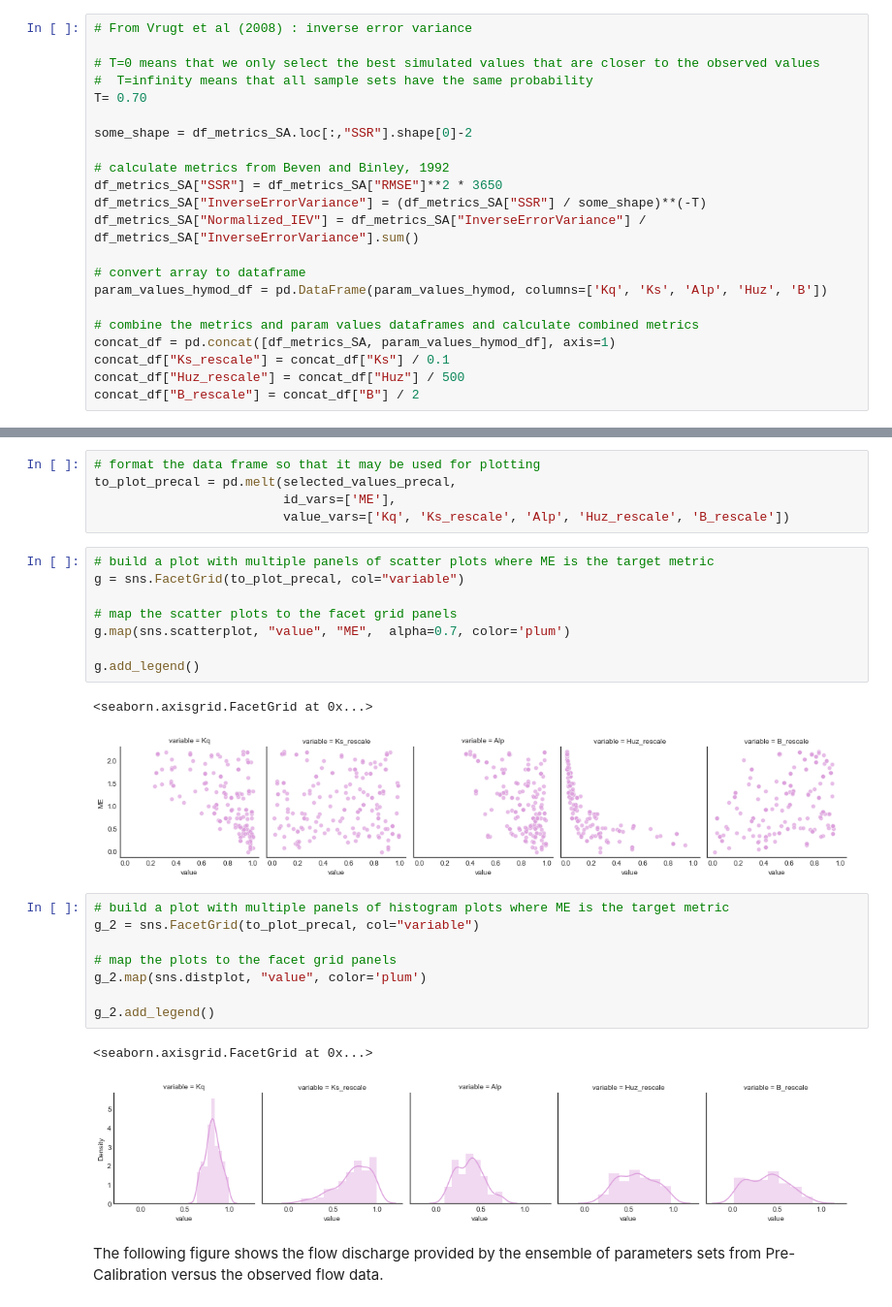
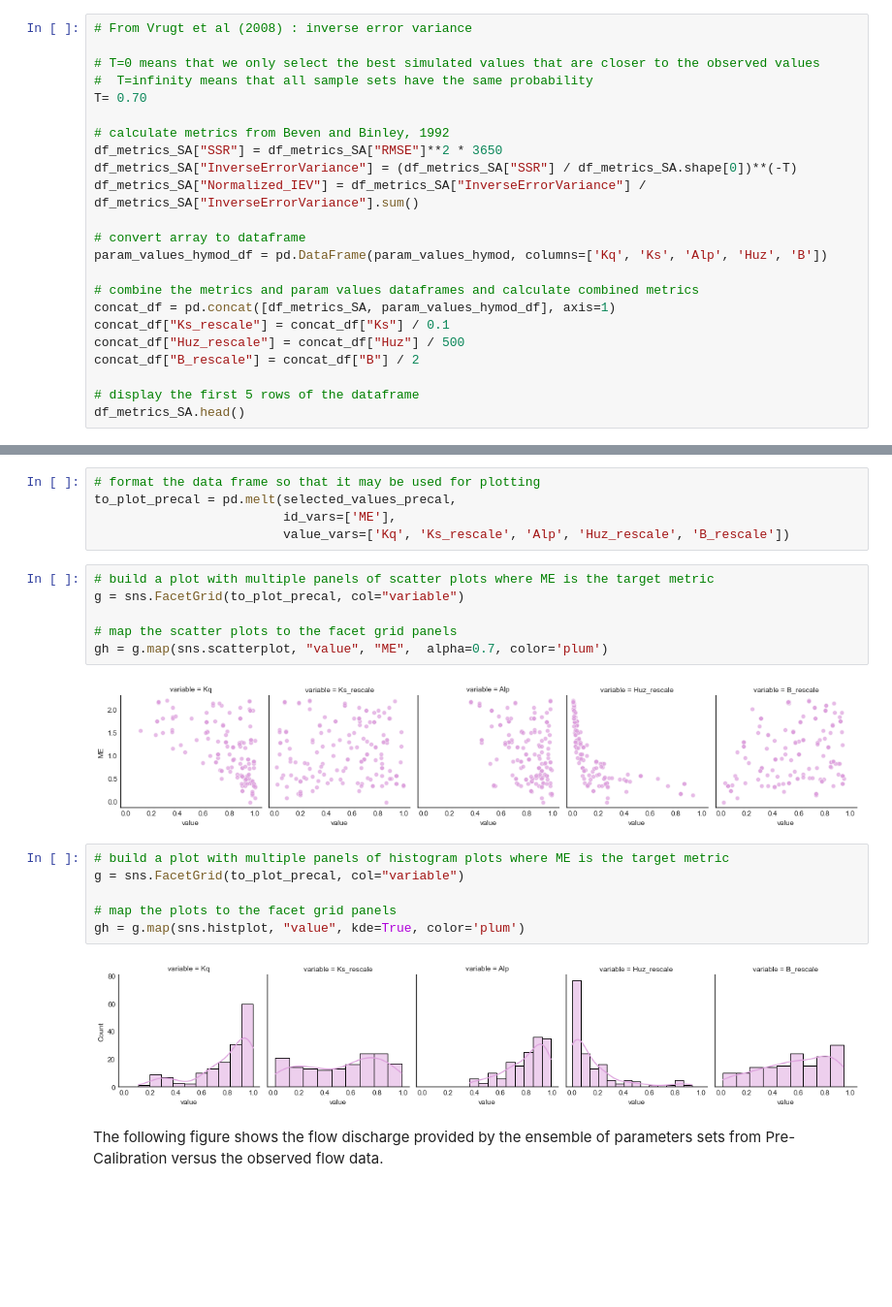
Before and after one commit to IMMM-SFA/msd_uncertainty_ebook, a Jupyter notebook: notebooks/hymod.ipynb, the cells around one changed output, grey strips where cells are left out. Shown at 97% size. Cells and saved outputs as stored; diff of their text form; blank space fills up the shorter version.

```diff
--- a/notebooks/hymod.ipynb
+++ b/notebooks/hymod.ipynb
@@ -538,11 +538,9 @@ where *SSR* is the sum of squared residuals; $n$ is the number of samples; and $
 #  T=infinity means that all sample sets have the same probability
 T= 0.70
 
-some_shape = df_metrics_SA.loc[:,"SSR"].shape[0]-2
-
 # calculate metrics from Beven and Binley, 1992
 df_metrics_SA["SSR"] = df_metrics_SA["RMSE"]**2 * 3650
-df_metrics_SA["InverseErrorVariance"] = (df_metrics_SA["SSR"] / some_shape)**(-T)
+df_metrics_SA["InverseErrorVariance"] = (df_metrics_SA["SSR"] / df_metrics_SA.shape[0])**(-T)
 df_metrics_SA["Normalized_IEV"] = df_metrics_SA["InverseErrorVariance"] / df_metrics_SA["InverseErrorVariance"].sum()
 
 # convert array to dataframe
@@ -553,3 +551,6 @@ concat_df = pd.concat([df_metrics_SA, param_values_hymod_df], axis=1)
 concat_df["Ks_rescale"] = concat_df["Ks"] / 0.1
 concat_df["Huz_rescale"] = concat_df["Huz"] / 500
 concat_df["B_rescale"] = concat_df["B"] / 2
+
+# display the first 5 rows of the dataframe
+df_metrics_SA.head()
@@ -717,22 +696,16 @@ to_plot_precal = pd.melt(selected_values_precal,
 g = sns.FacetGrid(to_plot_precal, col="variable")
 
 # map the scatter plots to the facet grid panels
-g.map(sns.scatterplot, "value", "ME",  alpha=0.7, color='plum')
-
-g.add_legend()
+gh = g.map(sns.scatterplot, "value", "ME",  alpha=0.7, color='plum')
 # %% [output]
-<seaborn.axisgrid.FacetGrid at 0x...>
-[figure, old version]
+[figure, new version]
 # %%
 # build a plot with multiple panels of histogram plots where ME is the target metric
-g_2 = sns.FacetGrid(to_plot_precal, col="variable")
+g = sns.FacetGrid(to_plot_precal, col="variable")
 
 # map the plots to the facet grid panels
-g_2.map(sns.distplot, "value", color='plum')
-
-g_2.add_legend()
+gh = g.map(sns.histplot, "value", kde=True, color='plum')
 # %% [output]
-<seaborn.axisgrid.FacetGrid at 0x...>
-[figure, old version]
+[figure, new version]
 # %% [markdown]
 The following figure shows the flow discharge provided by the ensemble of parameters sets from Pre-Calibration versus the observed flow data.
```
Also changed, not shown: parts of 14 cells of this notebook, 1 other file.
